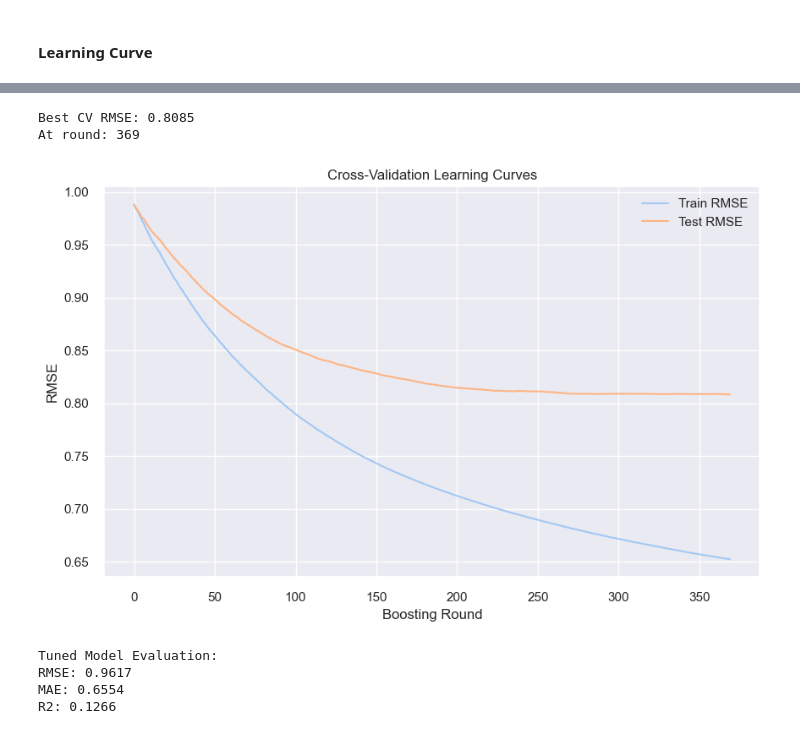
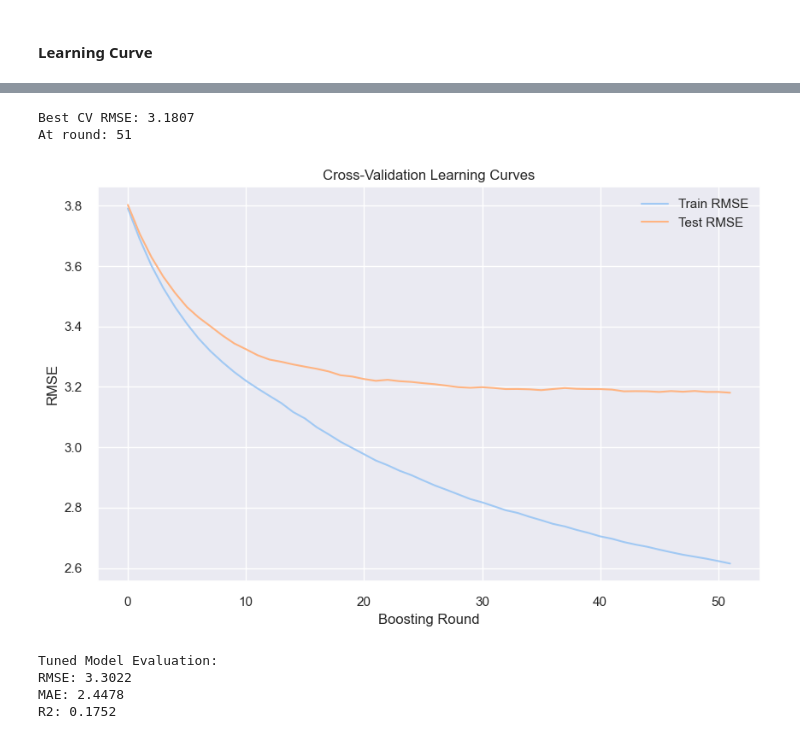
Before and after one commit to marek-hradil/ib031-project, a Jupyter notebook: notebooks/baugi.ipynb, the cells around one changed output, grey strips where cells are left out. Saved outputs shown, nothing was run; the diff lists cells and outputs as text; code cells hidden in the pictures.

```diff
--- a/notebooks/baugi.ipynb
+++ b/notebooks/baugi.ipynb
@@ -278,11 +288,7 @@ plt.figure(figsize=(15, 12))
 
 for i, col in enumerate(numeric_columns, 1):
     plt.subplot(4, 4, i)
-    if col not in target_columns:
-        sns.histplot(data=df, x=col)
-    else:
-        ax = sns.histplot(data=df, x=col, kde=True)
-        ax.lines[0].set_color('crimson')
+    sns.histplot(data=df, x=col)
     plt.title(f"Distribution of {col}")
 
 plt.tight_layout()
@@ -414,8 +421,11 @@ We have transformed the original 4 "nonbinary" categorical columns to 17 new enc
 
 Lets continue with scaling our data, we will use a Standard Scaler
 # %%
+exclude_cols = ["G1", "G2", "G3"]
+scale_cols = [col for col in df.columns if col not in exclude_cols]
+
 scaler = StandardScaler()
-df = pd.DataFrame(scaler.fit_transform(df), columns=df.columns)
+df[scale_cols] = scaler.fit_transform(df[scale_cols])
 # %% [markdown]
 ### Splitting the Data
 # %%
@@ -496,7 +513,8 @@ params = {
 model = xgb.train(
     params,
     dtrain,
-    num_boost_round=100,
+    num_boost_round=1000,
+    early_stopping_rounds=50,
     evals=[(dtrain, "train"), (dtest, "test")],
     verbose_eval=10
 )
@@ -589,26 +606,2 @@ plt.show()
 # %% [markdown]
 #### Learning Curve
-# %%
-grid_search.best_params_.pop("n_estimators", None)
-
-evals_result = {}
-model_early_stop = xgb.train(
-    grid_search.best_params_,
-    dtrain,
-    num_boost_round=1000,
-    evals=[(dtrain, "train"), (dtest, "test")],
-    early_stopping_rounds=50,
-    evals_result=evals_result,
-    verbose_eval=10
-)
-
-results = evals_result["test"]["rmse"]
-plt.figure(figsize=(10, 6))
-plt.plot(results, label="Test RMSE")
-plt.xlabel("Boosting Round")
-plt.ylabel("RMSE")
-plt.title("Learning Curve with Early Stopping")
-plt.legend()
-plt.show()
-
-print(f"Stopped at iteration {model_early_stop.best_iteration} with best score {model_early_stop.best_score:.4f}")
@@ -635,38 +608,34 @@ Stopped at iteration 110 with best score 0.9615
 # %%
 cv_results = xgb.cv(
     grid_search.best_params_,
     dtrain,
     num_boost_round=1000,
     nfold=5,
     metrics='rmse',
-    early_stopping_rounds=50,
+    early_stopping_rounds=10,
     seed=42,
     shuffle=True
 )
 
 print(f"Best CV RMSE: {cv_results['test-rmse-mean'].min():.4f}")
 print(f"At round: {cv_results['test-rmse-mean'].argmin()}")
 
 plt.figure(figsize=(10, 6))
 plt.plot(cv_results['train-rmse-mean'], label='Train RMSE')
 plt.plot(cv_results['test-rmse-mean'], label='Test RMSE')
 plt.xlabel('Boosting Round')
 plt.ylabel('RMSE')
 plt.title('Cross-Validation Learning Curves')
 plt.legend()
 plt.show()
 # %% [output]
-Best CV RMSE: 0.8085
-At round: 369
+Best CV RMSE: 3.1807
+At round: 51
-[figure, old version]
+[figure, new version]
 # %%
 final_model = xgb.XGBRegressor(
-    n_estimators=110,
-    colsample_bytree=0.8,
-    gamma=0.2,
-    learning_rate=0.01,
-    max_depth=3,
-    subsample=1.0
+    **grid_search.best_params_,
+    n_estimators=30
 )
 
 final_model.fit(X_train, y_train)
@@ -678,6 +647,6 @@ print(f"MAE: {mean_absolute_error(y_test, y_pred):.4f}")
 print(f"R2: {r2_score(y_test, y_pred):.4f}")
 # %% [output]
 Tuned Model Evaluation:
-RMSE: 0.9617
-MAE: 0.6554
-R2: 0.1266
+RMSE: 3.3022
+MAE: 2.4478
+R2: 0.1752
```
Also changed, not shown: parts of 34 cells of this notebook, 3 other files.
